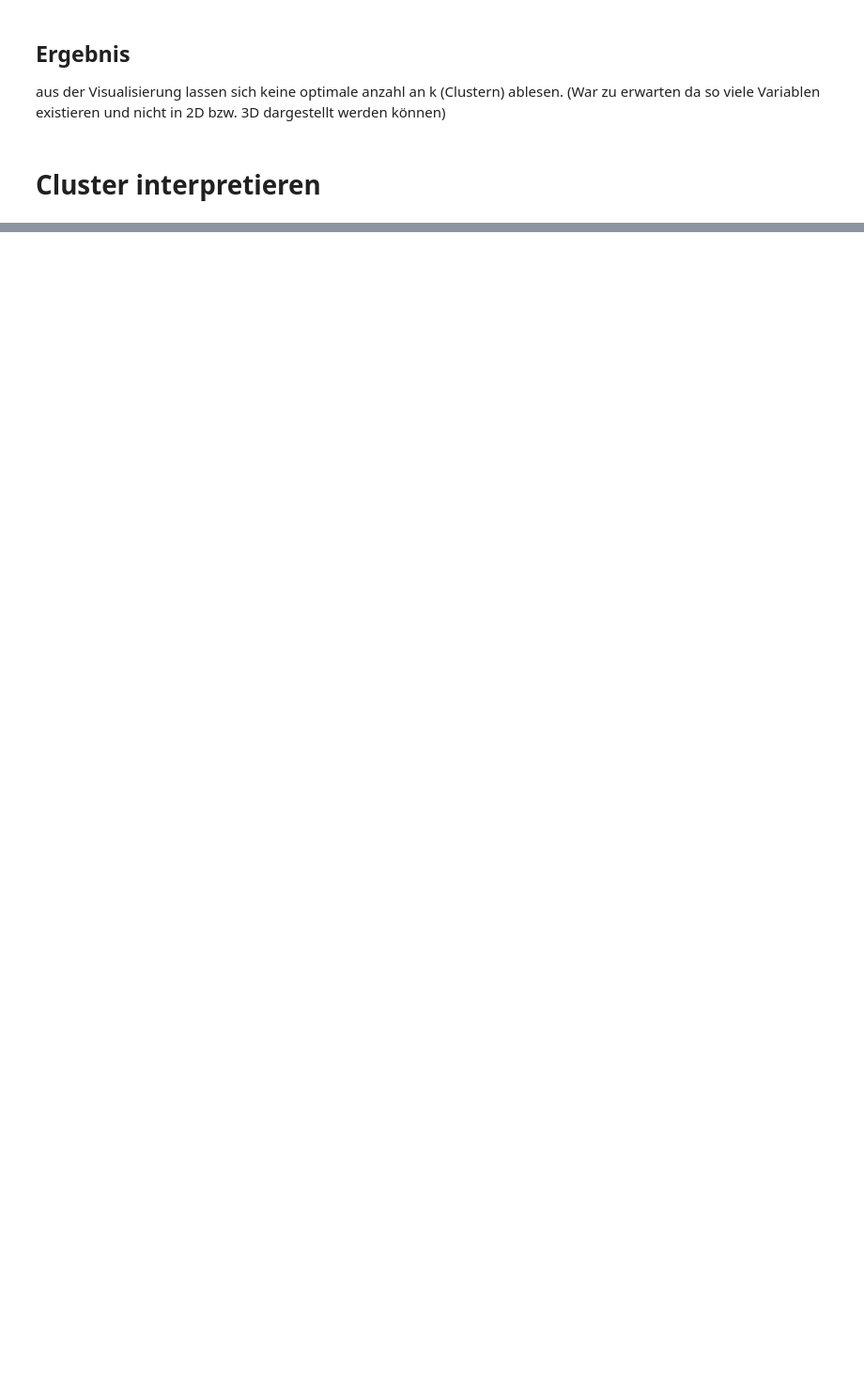
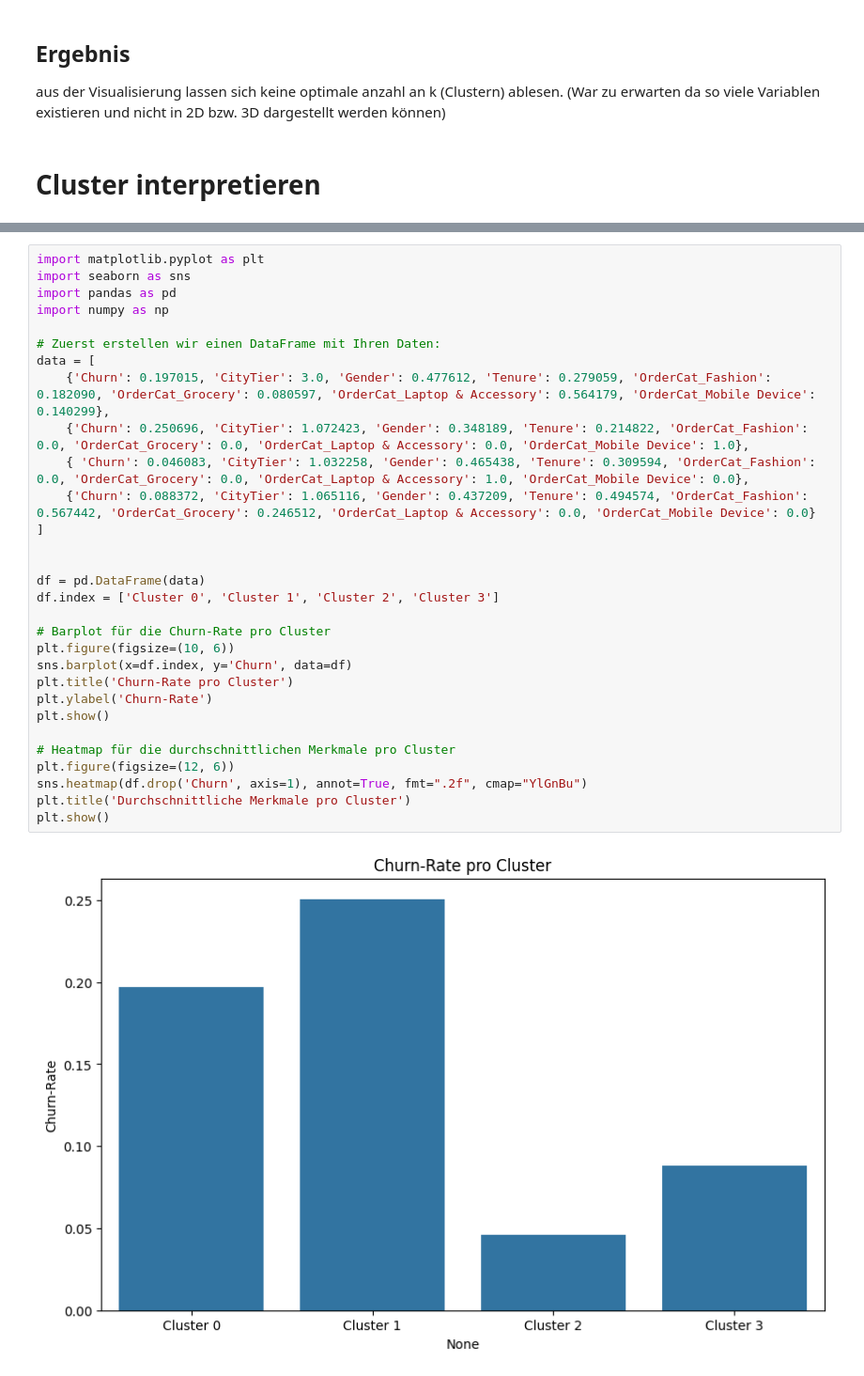
Before and after one commit to Jakob-Krey/GitShit, a Jupyter notebook: HA2_Clustering.ipynb, the cells around one changed output, grey strips where cells are left out. Shown: that part at 94% size. Drawn from its saved outputs; the diff is of its cells as text; blank space fills up the shorter version.

```diff
--- a/HA2_Clustering.ipynb
+++ b/HA2_Clustering.ipynb
@@ -428,0 +558,32 @@ Sobald Sie diese Informationen haben, können Sie die Eigenschaften der Beobacht
+# %%
+import matplotlib.pyplot as plt
+import seaborn as sns
+import pandas as pd
+import numpy as np
+
+# Zuerst erstellen wir einen DataFrame mit Ihren Daten:
+data = [
+    {'Churn': 0.197015, 'CityTier': 3.0, 'Gender': 0.477612, 'Tenure': 0.279059, 'OrderCat_Fashion': 0.182090, 'OrderCat_Grocery': 0.080597, 'OrderCat_Laptop & Accessory': 0.564179, 'OrderCat_Mobile Device': 0.140299},
+    {'Churn': 0.250696, 'CityTier': 1.072423, 'Gender': 0.348189, 'Tenure': 0.214822, 'OrderCat_Fashion': 0.0, 'OrderCat_Grocery': 0.0, 'OrderCat_Laptop & Accessory': 0.0, 'OrderCat_Mobile Device': 1.0},
+    { 'Churn': 0.046083, 'CityTier': 1.032258, 'Gender': 0.465438, 'Tenure': 0.309594, 'OrderCat_Fashion': 0.0, 'OrderCat_Grocery': 0.0, 'OrderCat_Laptop & Accessory': 1.0, 'OrderCat_Mobile Device': 0.0},
+    {'Churn': 0.088372, 'CityTier': 1.065116, 'Gender': 0.437209, 'Tenure': 0.494574, 'OrderCat_Fashion': 0.567442, 'OrderCat_Grocery': 0.246512, 'OrderCat_Laptop & Accessory': 0.0, 'OrderCat_Mobile Device': 0.0}
+]
+
+
+df = pd.DataFrame(data)
+df.index = ['Cluster 0', 'Cluster 1', 'Cluster 2', 'Cluster 3']
+
+# Barplot für die Churn-Rate pro Cluster
+plt.figure(figsize=(10, 6))
+sns.barplot(x=df.index, y='Churn', data=df)
+plt.title('Churn-Rate pro Cluster')
+plt.ylabel('Churn-Rate')
+plt.show()
+
+# Heatmap für die durchschnittlichen Merkmale pro Cluster
+plt.figure(figsize=(12, 6))
+sns.heatmap(df.drop('Churn', axis=1), annot=True, fmt=".2f", cmap="YlGnBu")
+plt.title('Durchschnittliche Merkmale pro Cluster')
+plt.show()
+# %% [output]
+[figure, added]
```
Also changed, not shown: parts of 31 cells of this notebook, 4 other files.
